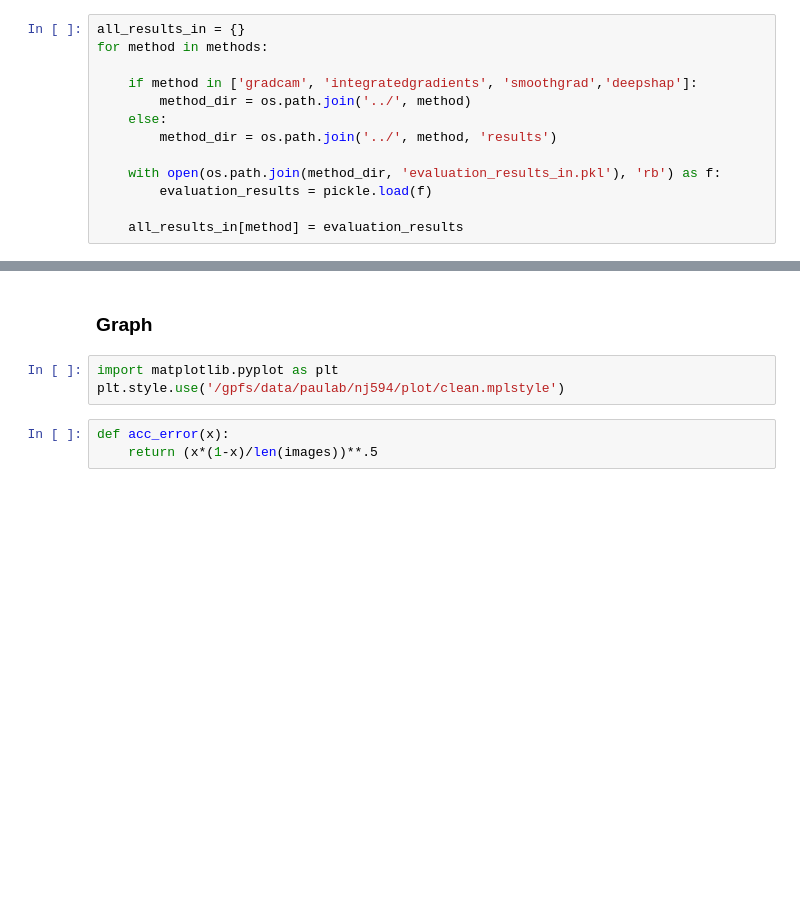
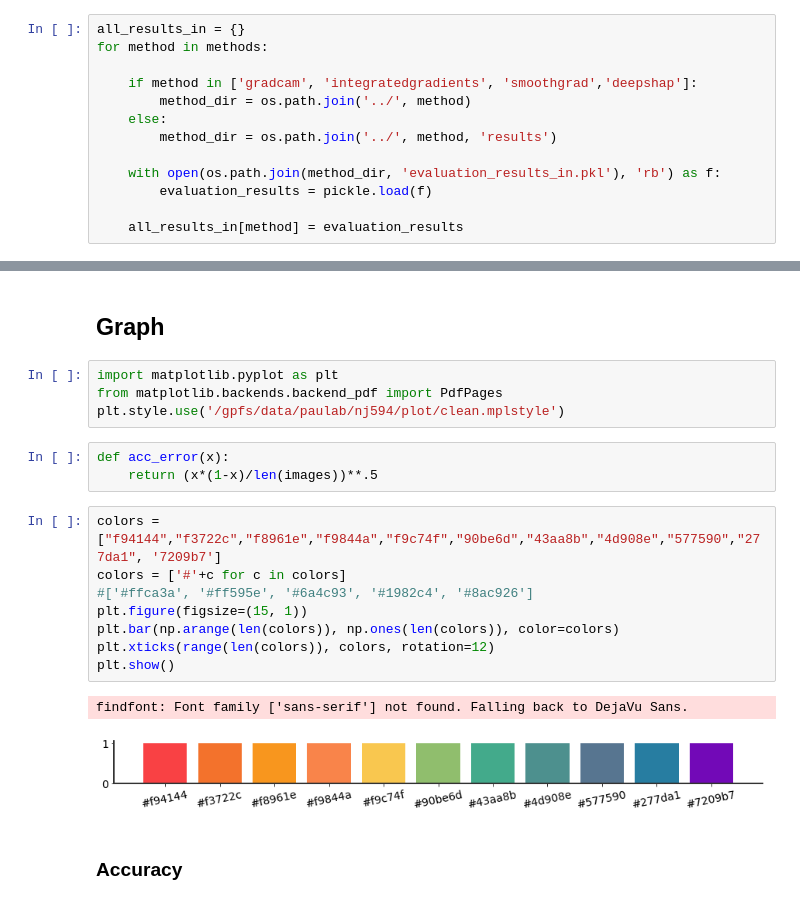
Before and after one commit to iclr1814/fastshap, a Jupyter notebook: experiments/images/cifar10/evaluation/evaluate.ipynb, the cells around one changed output, grey strips where cells are left out. Cells and saved outputs as stored; diff of their text form; blank space fills up the shorter version.

```diff
--- a/experiments/images/cifar10/evaluation/evaluate.ipynb
+++ b/experiments/images/cifar10/evaluation/evaluate.ipynb
@@ -305,9 +329,23 @@ for i in tqdm(range(100)):
 # %% [markdown]
-### Graph
+## Graph
 # %%
 import matplotlib.pyplot as plt
+from matplotlib.backends.backend_pdf import PdfPages
 plt.style.use('/gpfs/data/paulab/nj594/plot/clean.mplstyle')
-# %%
-def acc_error(x):
-    return (x*(1-x)/len(images))**.5
+# %%
+def acc_error(x):
+    return (x*(1-x)/len(images))**.5
+# %%
+colors = ["f94144","f3722c","f8961e","f9844a","f9c74f","90be6d","43aa8b","4d908e","577590","277da1", '7209b7']
+colors = ['#'+c for c in colors]
+#['#ffca3a', '#ff595e', '#6a4c93', '#1982c4', '#8ac926']
+plt.figure(figsize=(15, 1))
+plt.bar(np.arange(len(colors)), np.ones(len(colors)), color=colors)
+plt.xticks(range(len(colors)), colors, rotation=12)
+plt.show()
+# %% [output]
+findfont: Font family ['sans-serif'] not found. Falling back to DejaVu Sans.
+[figure, added]
+# %% [markdown]
+### Accuracy
 # %%
```
Also changed, not shown: parts of 34 cells of this notebook, 29 other files.
